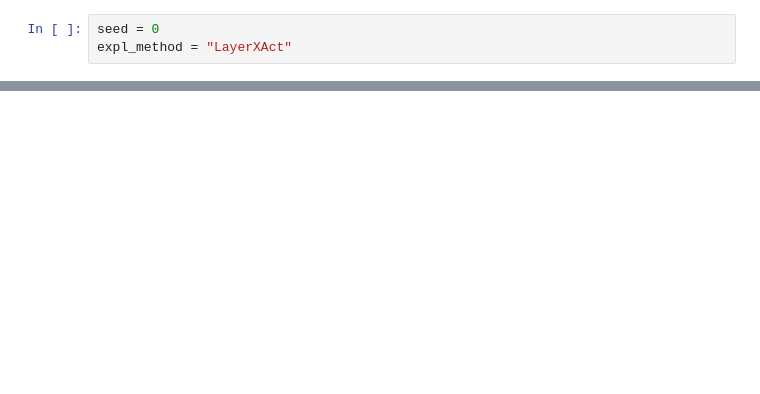
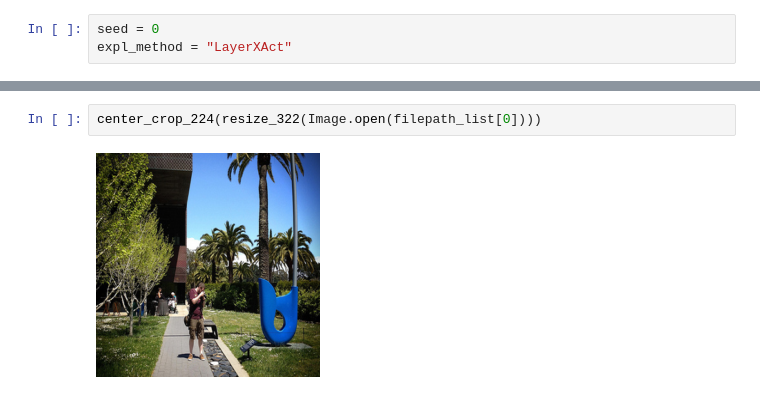
Before and after one commit to beotborry/ConformalXAI, a Jupyter notebook: results_analysis.ipynb, the cells around one changed output, grey strips where cells are left out. Drawn from its saved outputs; the diff is of its cells as text; blank space fills up the shorter version.

```diff
--- a/results_analysis.ipynb
+++ b/results_analysis.ipynb
@@ -53,0 +77,4 @@ plt.hist(results[4]['coverage_prob'].flatten())
+# %%
+center_crop_224(resize_322(Image.open(filepath_list[0])))
+# %% [output]
+[figure, added]
```
Also changed, not shown: parts of 5 cells of this notebook, 4 other files.
